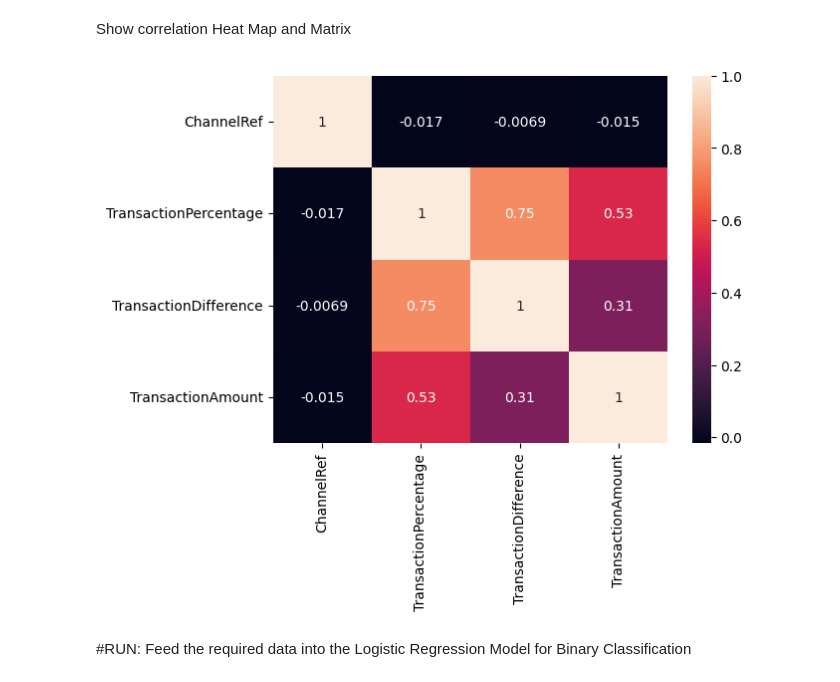
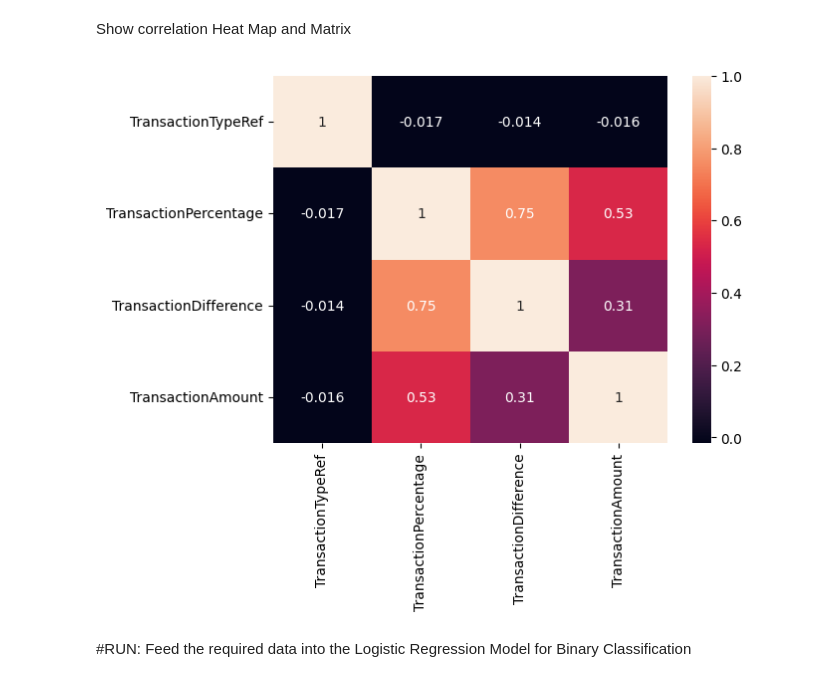
Before and after one commit to cheonghf/ML-P4-03, a Jupyter notebook: Project_SourceCode_P4_03.ipynb, the cells around one changed output. Cells and saved outputs as stored; diff of their text form; code cells hidden in the pictures.

Commit message:
Incomplete attempted TransactionType compare

```diff
--- a/Project_SourceCode_P4_03.ipynb
+++ b/Project_SourceCode_P4_03.ipynb
@@ -104,14 +86,20 @@ plt.show()
 # %% [markdown]
 #RUN: We plan to focus on 'Channel' and Calculate the percentage of each Channel Transactions against the Account Balance to detect fraud
 # %%
-dict_channel = {"ATM":0, "Branch":1, "Online":2 }
+dict_channel = {"ATM":0, "Branch":1, "Online":2}
+
+dict_transactiontype = {"Credit":0, "Debit": 1}
 
 # Copy Initial Bank Transaction DataFrame into Cleaned DataFrame for manipulation
-df_bt_cleaned = df_bt1.loc[:, ['AccountID', 'CustomerAge', 'LoginAttempts', 'TransactionAmount', 'AccountBalance', 'Channel']]
+df_bt_cleaned = df_bt1.loc[:, ['AccountID', 'CustomerAge', 'LoginAttempts', 'TransactionType', 'TransactionAmount', 'AccountBalance', 'Channel']]
 
 # Generate Channel Reference Number according to the Dictionary respectively
 for x, y in df_bt_cleaned.iterrows():
   df_bt_cleaned['ChannelRef']  = df_bt_cleaned["Channel"].map(dict_channel)
+
+# Generate TransactionType Reference Number according to the Dictionary respectively
+for x, y in df_bt_cleaned.iterrows():
+  df_bt_cleaned['TransactionTypeRef']  = df_bt_cleaned["TransactionType"].map(dict_transactiontype)
 
 # Calculation of TransactionPercentage
 df_trans_percentage =  (df_bt_cleaned['TransactionAmount'] / (df_bt_cleaned['TransactionAmount'] + df_bt_cleaned['AccountBalance'])) * 100
@@ -197,14 +205,14 @@ df_bt_cleaned.AccountID.unique().size
 # %% [markdown]
 Show correlation Heat Map and Matrix
 # %%
-df_bt_cleaned_corr = df_bt_cleaned.get(['ChannelRef', 'TransactionPercentage','TransactionDifference', 'TransactionAmount'])
+df_bt_cleaned_corr = df_bt_cleaned.get(['TransactionTypeRef', 'TransactionPercentage','TransactionDifference', 'TransactionAmount'])
 
 corrmat = df_bt_cleaned_corr.corr()
 
 sns.heatmap(corrmat,annot = True)
 plt.show()
 # %% [output]
-[figure, old version]
+[figure, new version]
 # %% [markdown]
 #RUN: Feed the required data into the Logistic Regression Model for Binary Classification
 # %%
```
Also changed, not shown: parts of 7 cells of this notebook.
